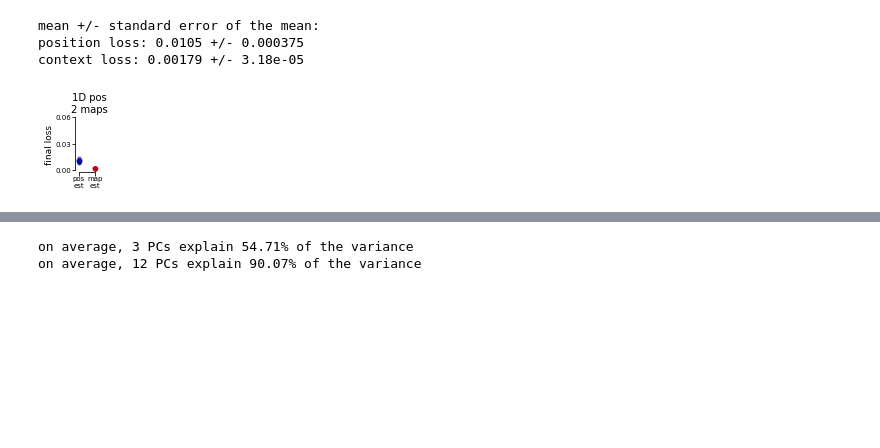
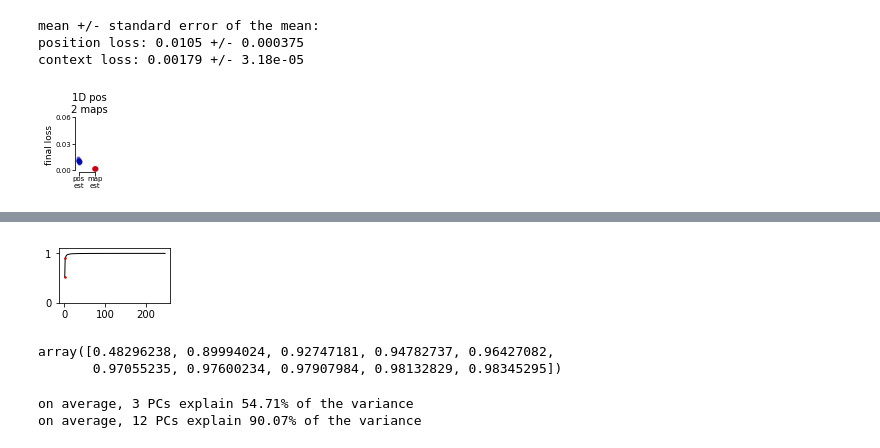
Before and after one commit to ahwillia/rnn_remapping_paper, a Jupyter notebook: fig1_1d2map/make_fig1_rnn.ipynb, the cells around one changed output, grey strips where cells are left out. Cells and saved outputs as stored; diff of their text form; code cells hidden in the pictures; blank space fills up the shorter version.

```diff
--- a/fig1_1d2map/make_fig1_rnn.ipynb
+++ b/fig1_1d2map/make_fig1_rnn.ipynb
@@ -93,3 +249,52 @@ sem misalignment = 0.0092
+# %%
+''' dimensionality of the remapping vectors '''
+n_pos_bins = 250
+
+# get the rnn data
+inputs, outputs, targets = rnn.sample_rnn_data(data_folder, model_ID)
+X, map_targ, pos_targ = format_rnn_data(outputs["hidden_states"],\
+                                        targets["map_targets"],\
+                                        targets["pos_targets"])
+
+# split by context
+X0 = X[map_targ==0]
+X1 = X[map_targ==1]
+pos0 = pos_targ[map_targ==0]
+pos1 = pos_targ[map_targ==1]
+
+# get the position-binned firing rates
+tc_0, _ = basic.tuning_curve_1d(X0, pos0, n_pos_bins=n_pos_bins)
+tc_1, _ = basic.tuning_curve_1d(X1, pos1, n_pos_bins=n_pos_bins)
+
+# find the remapping dimension
+v = rnn.remapping_dim(tc_0, tc_1)
+
+# find each psi_p
+xi_p = tc_0 - tc_1
+# %%
+# PCA on remap vectors
+pca = PCA().fit(xi_p)
+var = pca.explained_variance_
+total_var = np.sum(var)
+pct_var = (var / total_var)
+cum_var = np.cumsum(pct_var)
+
+f, ax = plt.subplots(1, 1, figsize=(2, 1))
+ax.plot(np.arange(X.shape[1]) + 1, cum_var, c='k', lw=1, zorder=0)
+ax.scatter(np.arange(2) + 1,
+            cum_var[:2],
+            facecolors='r', edgecolors='k',
+            s=5, lw=0.2, zorder=1)
+ax.set_ylim(0, 1.1)
+plt.show()
+f.savefig(f'{save_folder}xi_dims.png', dpi=600, bbox_inches='tight')
+# %% [output]
+[figure, added]
+# %%
+cum_var[:10]
+# %% [output]
+array([0.48296238, 0.89994024, 0.92747181, 0.94782737, 0.96427082,
+       0.97055235, 0.97600234, 0.97907984, 0.98132829, 0.98345295])
 # %%
 ''' Figure 1J: summary of dimensionality '''
 f, axes = fig1_plots.plot_j(data_folder, model_IDs,
```
Also changed, not shown: parts of 11 cells of this notebook, 10 other files.
